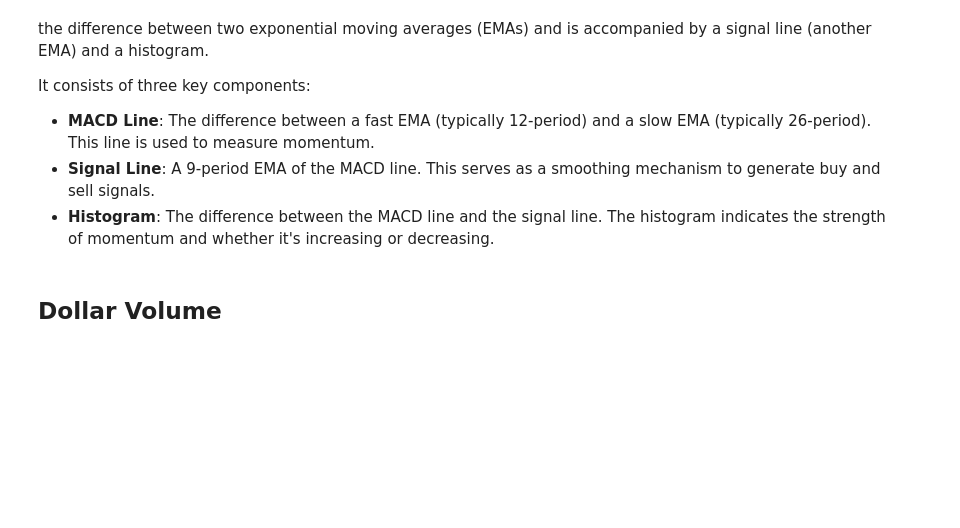
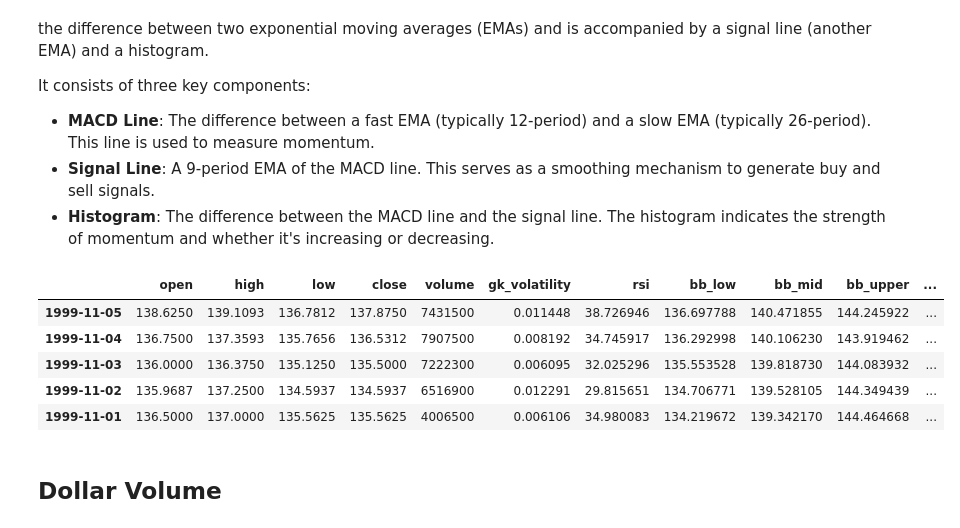
Before and after one commit to a-elgohary/algorithmic_trading, a Jupyter notebook: algorithmic_trading.ipynb, the cells around one changed output. Cells and saved outputs as stored; diff of their text form; code cells hidden in the pictures; blank space fills up the shorter version.

```diff
--- a/algorithmic_trading.ipynb
+++ b/algorithmic_trading.ipynb
@@ -406,8 +435,16 @@ def moving_average_cd(data):
 
     return data
 # %%
-# Calculate the normalized MACD of S&P 500
+# Calculate the MACD of S&P 500
 df_spy = moving_average_cd(df_spy)
+df_spy.tail()
+# %% [output]
+|  | open | high | low | close | volume | gk_volatility | rsi | bb_low | bb_mid | bb_upper | ... |
+| 1999-11-05 | 138.6250 | 139.1093 | 136.7812 | 137.8750 | 7431500 | 0.011448 | 38.726946 | 136.697788 | 140.471855 | 144.245922 | ... |
+| 1999-11-04 | 136.7500 | 137.3593 | 135.7656 | 136.5312 | 7907500 | 0.008192 | 34.745917 | 136.292998 | 140.106230 | 143.919462 | ... |
+| 1999-11-03 | 136.0000 | 136.3750 | 135.1250 | 135.5000 | 7222300 | 0.006095 | 32.025296 | 135.553528 | 139.818730 | 144.083932 | ... |
+| 1999-11-02 | 135.9687 | 137.2500 | 134.5937 | 134.5937 | 6516900 | 0.012291 | 29.815651 | 134.706771 | 139.528105 | 144.349439 | ... |
+| 1999-11-01 | 136.5000 | 137.0000 | 135.5625 | 135.5625 | 4006500 | 0.006106 | 34.980083 | 134.219672 | 139.342170 | 144.464668 | ... |
 # %% [markdown]
 ## Dollar Volume
 # %% [markdown]
```
Also changed, not shown: parts of 10 cells of this notebook.
